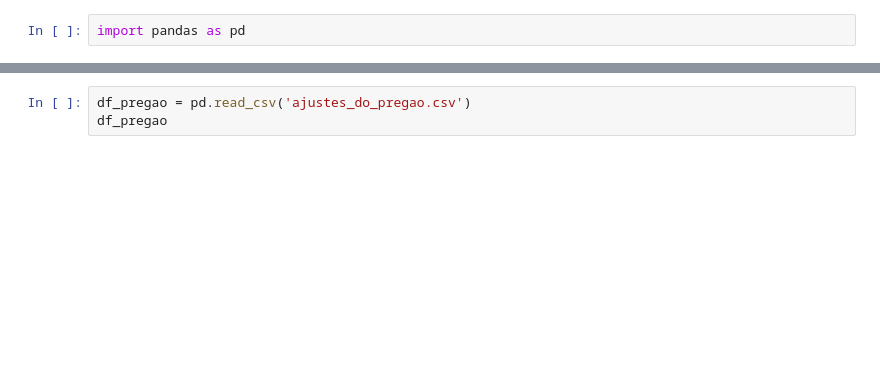
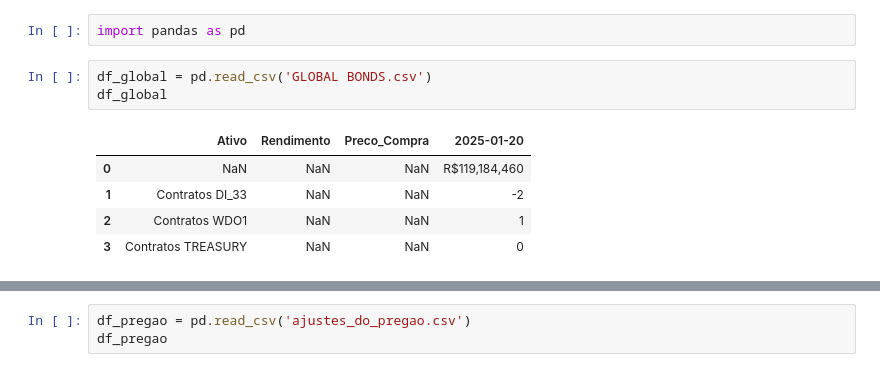
Before and after one commit to AFINVEST/Projeto-Gestao-Risco, a Jupyter notebook: Teste.ipynb, the cells around one changed output, grey strips where cells are left out. Cells and saved outputs as stored; diff of their text form; blank space fills up the shorter version.

```diff
--- a/Teste.ipynb
+++ b/Teste.ipynb
@@ -1,2 +1,11 @@
 # %%
 import pandas as pd
+# %%
+df_global = pd.read_csv('GLOBAL BONDS.csv')
+df_global
+# %% [output]
+|  | Ativo | Rendimento | Preco_Compra | 2025-01-20 |
+| 0 | NaN | NaN | NaN | R$119,184,460 |
+| 1 | Contratos DI_33 | NaN | NaN | -2 |
+| 2 | Contratos WDO1 | NaN | NaN | 1 |
+| 3 | Contratos TREASURY | NaN | NaN | 0 |
```
Also changed, not shown: parts of 5 cells of this notebook, 5 other files.
